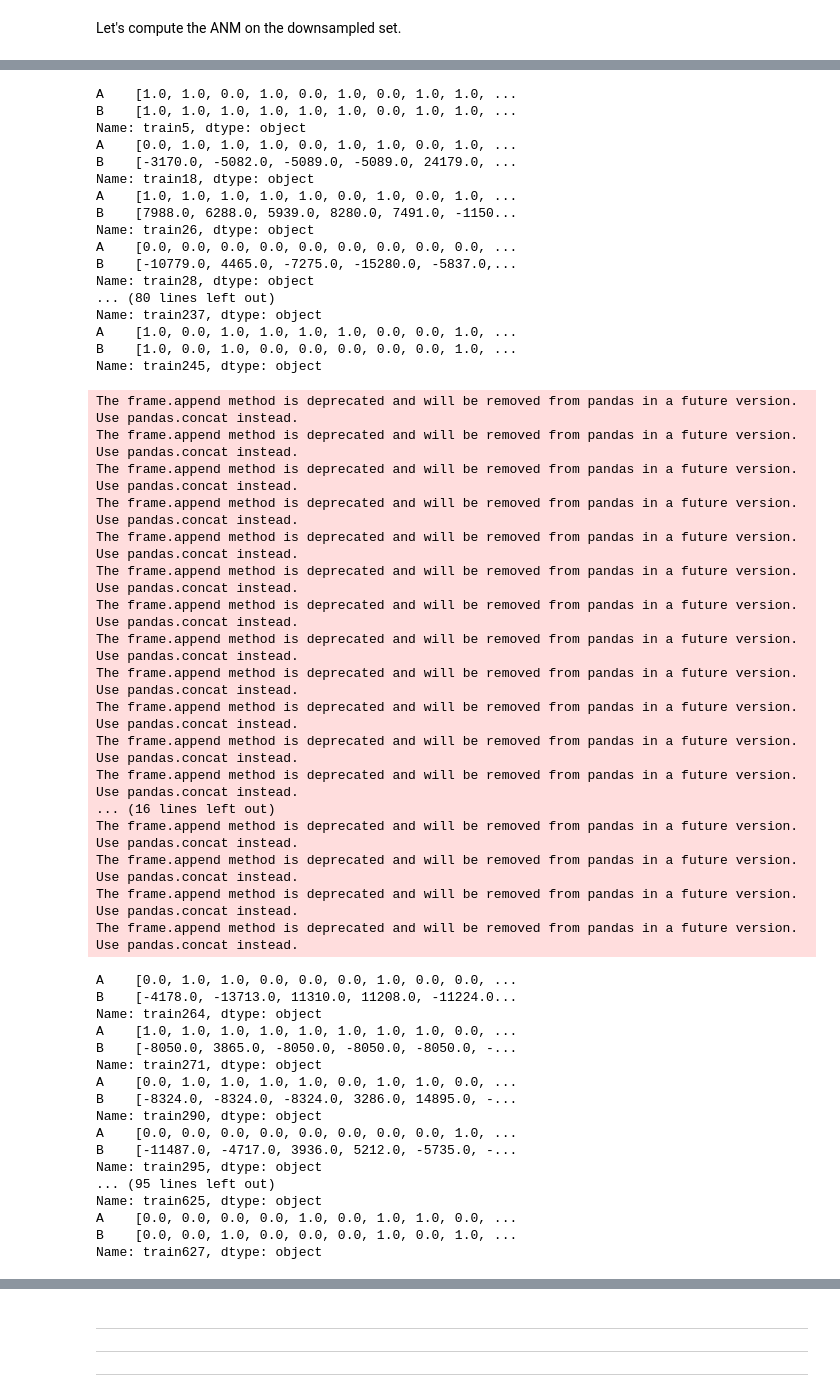
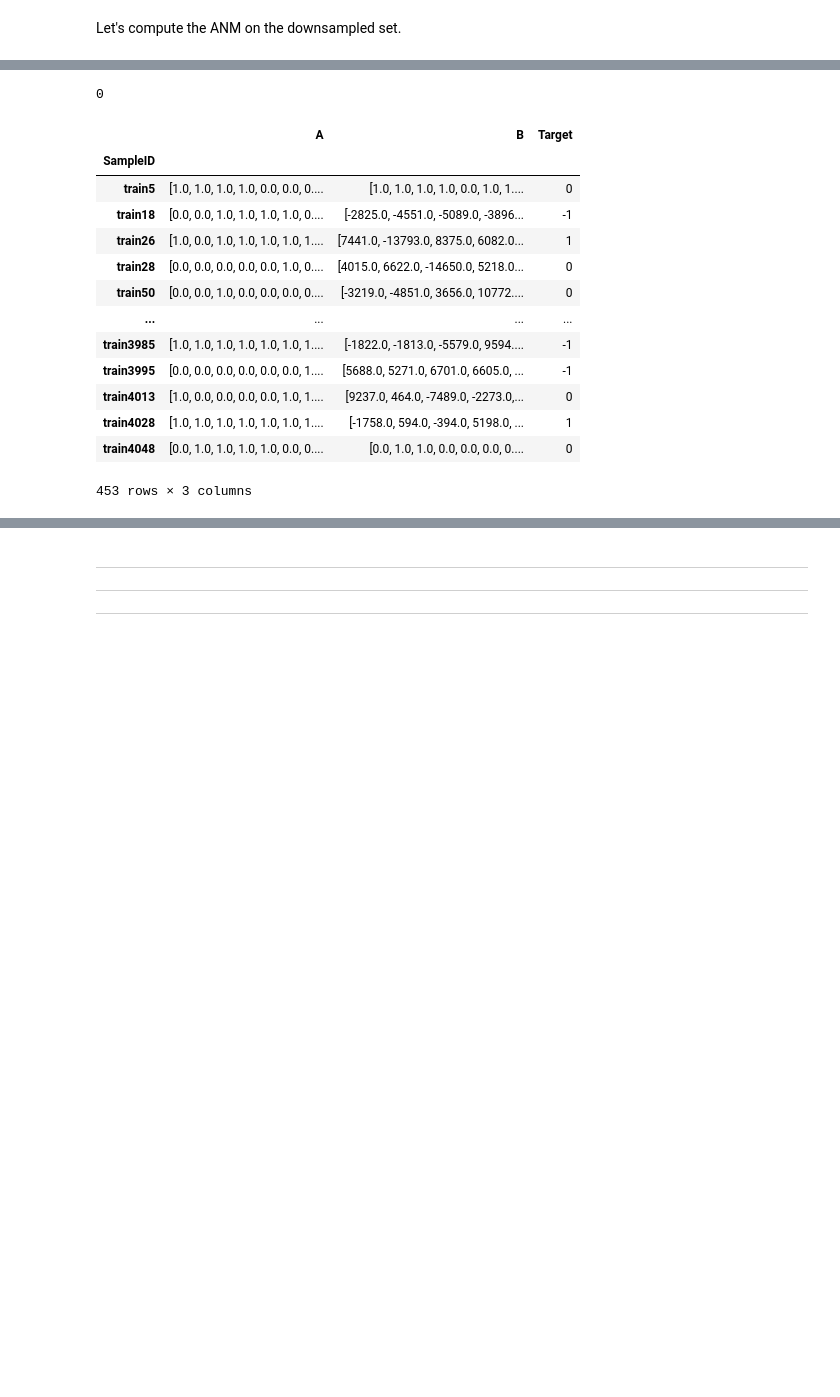
Before and after one commit to RachaHachem/Solving-Medi-Fair-Challenge, a Jupyter notebook: Code/Medi_Fair_baseline_methods.ipynb, the cells around one changed output, grey strips where cells are left out. Drawn from its saved outputs; the diff is of its cells as text; code cells hidden in the pictures; blank space fills up the shorter version.

```diff
--- a/Code/Medi_Fair_baseline_methods.ipynb
+++ b/Code/Medi_Fair_baseline_methods.ipynb
@@ -332,60 +332,26 @@ Length: 4050, dtype: float64
+# %%
+y_train.loc['train5'].values[0]
+# %% [output]
+0
 # %%
-categorical_data = pd.DataFrame()
+categorical_data = pd.DataFrame(columns = ['A', 'B', 'Target']).rename_axis('SampleID')
 
 for index, row in X_train_downsampled.iterrows():
   if row.A.min()==0 and row.A.max()==1:
-    print(row)
-    # categorical_data.append(row)
+    categorical_data.loc[row.name] = [row.A, row.B, y_train.loc[row.name].values[0]]
 categorical_data
 # %% [output]
+|  | A | B | Target |
+| SampleID |  |  |  |
+| train5 | [1.0, 1.0, 1.0, 1.0, 0.0, 0.0, 0.... | [1.0, 1.0, 1.0, 1.0, 0.0, 1.0, 1.... | 0 |
+| train18 | [0.0, 0.0, 1.0, 1.0, 1.0, 1.0, 0.... | [-2825.0, -4551.0, -5089.0, -3896... | -1 |
+| train26 | [1.0, 0.0, 1.0, 1.0, 1.0, 1.0, 1.... | [7441.0, -13793.0, 8375.0, 6082.0... | 1 |
+| train28 | [0.0, 0.0, 0.0, 0.0, 0.0, 1.0, 0.... | [4015.0, 6622.0, -14650.0, 5218.0... | 0 |
+| train50 | [0.0, 0.0, 1.0, 0.0, 0.0, 0.0, 0.... | [-3219.0, -4851.0, 3656.0, 10772.... | 0 |
+| ... | ... | ... | ... |
+| train3985 | [1.0, 1.0, 1.0, 1.0, 1.0, 1.0, 1.... | [-1822.0, -1813.0, -5579.0, 9594.... | -1 |
+| train3995 | [0.0, 0.0, 0.0, 0.0, 0.0, 0.0, 1.... | [5688.0, 5271.0, 6701.0, 6605.0, ... | -1 |
+| train4013 | [1.0, 0.0, 0.0, 0.0, 0.0, 1.0, 1.... | [9237.0, 464.0, -7489.0, -2273.0,... | 0 |
+| train4028 | [1.0, 1.0, 1.0, 1.0, 1.0, 1.0, 1.... | [-1758.0, 594.0, -394.0, 5198.0, ... | 1 |
+| train4048 | [0.0, 1.0, 1.0, 1.0, 1.0, 0.0, 0.... | [0.0, 1.0, 1.0, 0.0, 0.0, 0.0, 0.... | 0 |
-A    [1.0, 1.0, 0.0, 1.0, 0.0, 1.0, 0.0, 1.0, 1.0, ...
-B    [1.0, 1.0, 1.0, 1.0, 1.0, 1.0, 0.0, 1.0, 1.0, ...
-Name: train5, dtype: object
-A    [0.0, 1.0, 1.0, 1.0, 0.0, 1.0, 1.0, 0.0, 1.0, ...
-B    [-3170.0, -5082.0, -5089.0, -5089.0, 24179.0, ...
-Name: train18, dtype: object
-A    [1.0, 1.0, 1.0, 1.0, 1.0, 0.0, 1.0, 0.0, 1.0, ...
-B    [7988.0, 6288.0, 5939.0, 8280.0, 7491.0, -1150...
-Name: train26, dtype: object
-A    [0.0, 0.0, 0.0, 0.0, 0.0, 0.0, 0.0, 0.0, 0.0, ...
-B    [-10779.0, 4465.0, -7275.0, -15280.0, -5837.0,...
-Name: train28, dtype: object
-... (80 lines left out)
-Name: train237, dtype: object
-A    [1.0, 0.0, 1.0, 1.0, 1.0, 1.0, 0.0, 0.0, 1.0, ...
-B    [1.0, 0.0, 1.0, 0.0, 0.0, 0.0, 0.0, 0.0, 1.0, ...
-Name: train245, dtype: object
+453 rows × 3 columns
-The frame.append method is deprecated and will be removed from pandas in a future version. Use pandas.concat instead.
-The frame.append method is deprecated and will be removed from pandas in a future version. Use pandas.concat instead.
-The frame.append method is deprecated and will be removed from pandas in a future version. Use pandas.concat instead.
-The frame.append method is deprecated and will be removed from pandas in a future version. Use pandas.concat instead.
-The frame.append method is deprecated and will be removed from pandas in a future version. Use pandas.concat instead.
-The frame.append method is deprecated and will be removed from pandas in a future version. Use pandas.concat instead.
-The frame.append method is deprecated and will be removed from pandas in a future version. Use pandas.concat instead.
-The frame.append method is deprecated and will be removed from pandas in a future version. Use pandas.concat instead.
-The frame.append method is deprecated and will be removed from pandas in a future version. Use pandas.concat instead.
-The frame.append method is deprecated and will be removed from pandas in a future version. Use pandas.concat instead.
-The frame.append method is deprecated and will be removed from pandas in a future version. Use pandas.concat instead.
-The frame.append method is deprecated and will be removed from pandas in a future version. Use pandas.concat instead.
-... (16 lines left out)
-The frame.append method is deprecated and will be removed from pandas in a future version. Use pandas.concat instead.
-The frame.append method is deprecated and will be removed from pandas in a future version. Use pandas.concat instead.
-The frame.append method is deprecated and will be removed from pandas in a future version. Use pandas.concat instead.
-The frame.append method is deprecated and will be removed from pandas in a future version. Use pandas.concat instead.
-A    [0.0, 1.0, 1.0, 0.0, 0.0, 0.0, 1.0, 0.0, 0.0, ...
-B    [-4178.0, -13713.0, 11310.0, 11208.0, -11224.0...
-Name: train264, dtype: object
-A    [1.0, 1.0, 1.0, 1.0, 1.0, 1.0, 1.0, 1.0, 0.0, ...
-B    [-8050.0, 3865.0, -8050.0, -8050.0, -8050.0, -...
-Name: train271, dtype: object
-A    [0.0, 1.0, 1.0, 1.0, 1.0, 0.0, 1.0, 1.0, 0.0, ...
-B    [-8324.0, -8324.0, -8324.0, 3286.0, 14895.0, -...
-Name: train290, dtype: object
-A    [0.0, 0.0, 0.0, 0.0, 0.0, 0.0, 0.0, 0.0, 1.0, ...
-B    [-11487.0, -4717.0, 3936.0, 5212.0, -5735.0, -...
-Name: train295, dtype: object
-... (95 lines left out)
-Name: train625, dtype: object
-A    [0.0, 0.0, 0.0, 0.0, 1.0, 0.0, 1.0, 1.0, 0.0, ...
-B    [0.0, 0.0, 1.0, 0.0, 0.0, 0.0, 1.0, 0.0, 1.0, ...
-Name: train627, dtype: object
```
Also changed, not shown: parts of 22 cells of this notebook.
